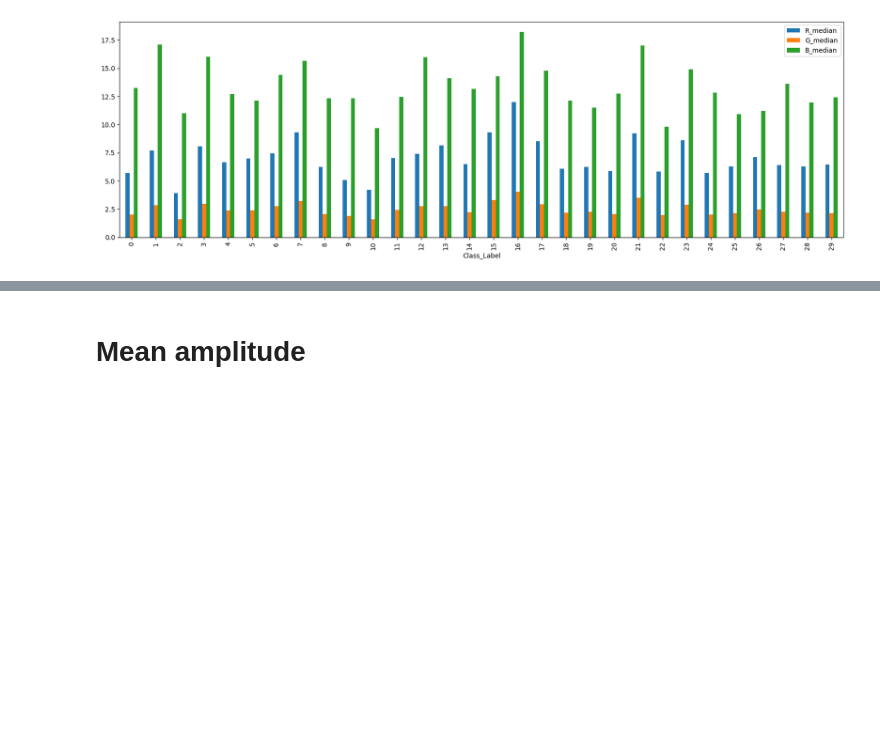
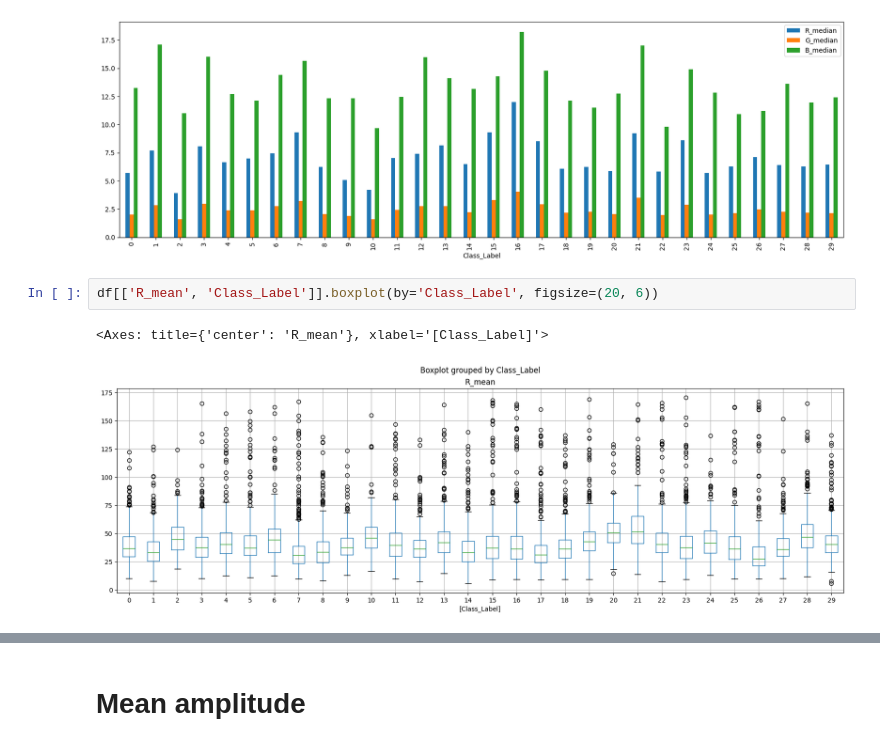
Before and after one commit to pavonism/intro-to-ml, a Jupyter notebook: scripts/ResultsAnalysis.ipynb, the cells around one changed output, grey strips where cells are left out. Saved outputs shown, nothing was run; the diff lists cells and outputs as text; blank space fills up the shorter version.

```diff
--- a/scripts/ResultsAnalysis.ipynb
+++ b/scripts/ResultsAnalysis.ipynb
@@ -161,3 +163,8 @@ df.groupby("Class_Label").mean()[['R_median', 'G_median', 'B_median']].plot(kind
 # %% [output]
 <Axes: xlabel='Class_Label'>
 [figure]
+# %%
+df[['R_mean', 'Class_Label']].boxplot(by='Class_Label', figsize=(20, 6))
+# %% [output]
+<Axes: title={'center': 'R_mean'}, xlabel='[Class_Label]'>
+[figure, added]
```
Also changed, not shown: parts of 3 cells of this notebook, 3 other files.
